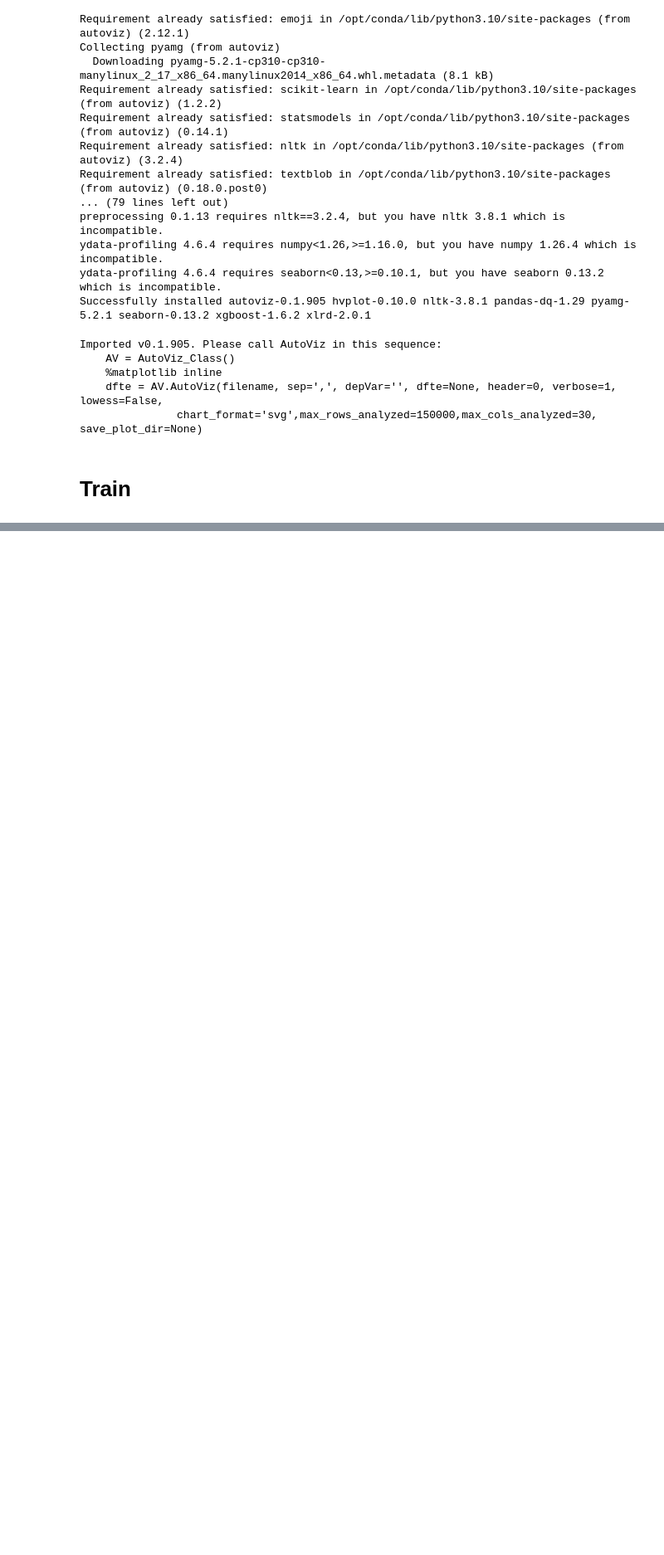
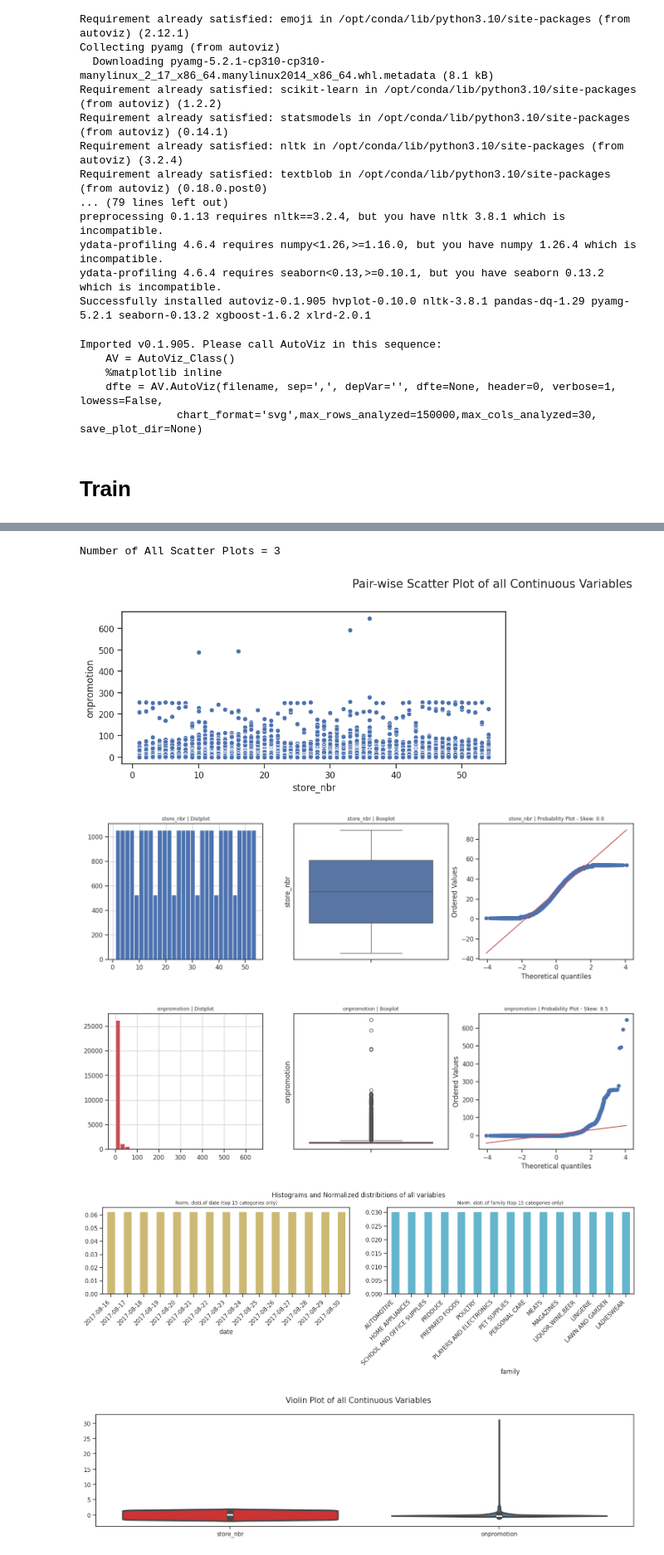
Before and after one commit to piotr-kalanski/kaggle-notebooks, a Jupyter notebook: store-sales-time-series-forecasting-eda.ipynb, the cells around one changed output, grey strips where cells are left out. Shown at 83% size. Saved outputs shown, nothing was run; the diff lists cells and outputs as text; code cells hidden in the pictures; blank space fills up the shorter version.

```diff
--- a/store-sales-time-series-forecasting-eda.ipynb
+++ b/store-sales-time-series-forecasting-eda.ipynb
@@ -98,0 +119,3 @@ Number of All Scatter Plots = 3
+# %%
+_ = AutoViz_Class().AutoViz('/kaggle/input/store-sales-time-series-forecasting/test.csv')
+# %% [output]
@@ -98,0 +145,5 @@ Number of All Scatter Plots = 3
+Number of All Scatter Plots = 3
+[figure, added]
+[figure, added]
+[figure, added]
+[figure, added]
```
Also changed, not shown: parts of 13 cells of this notebook.
